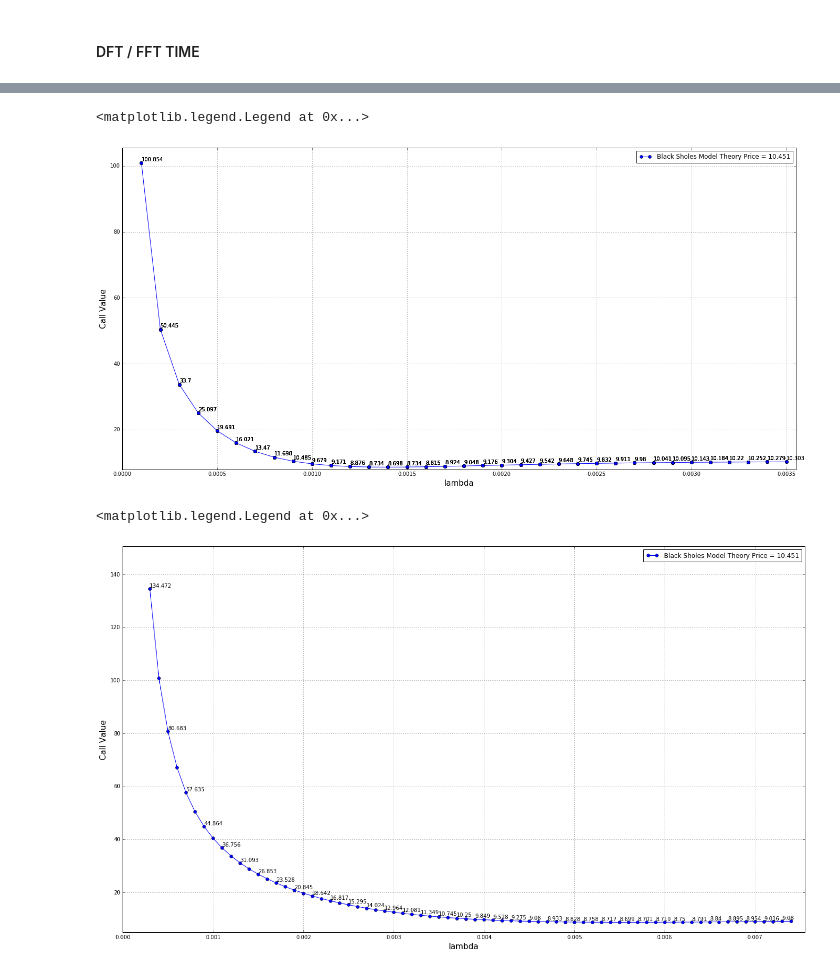
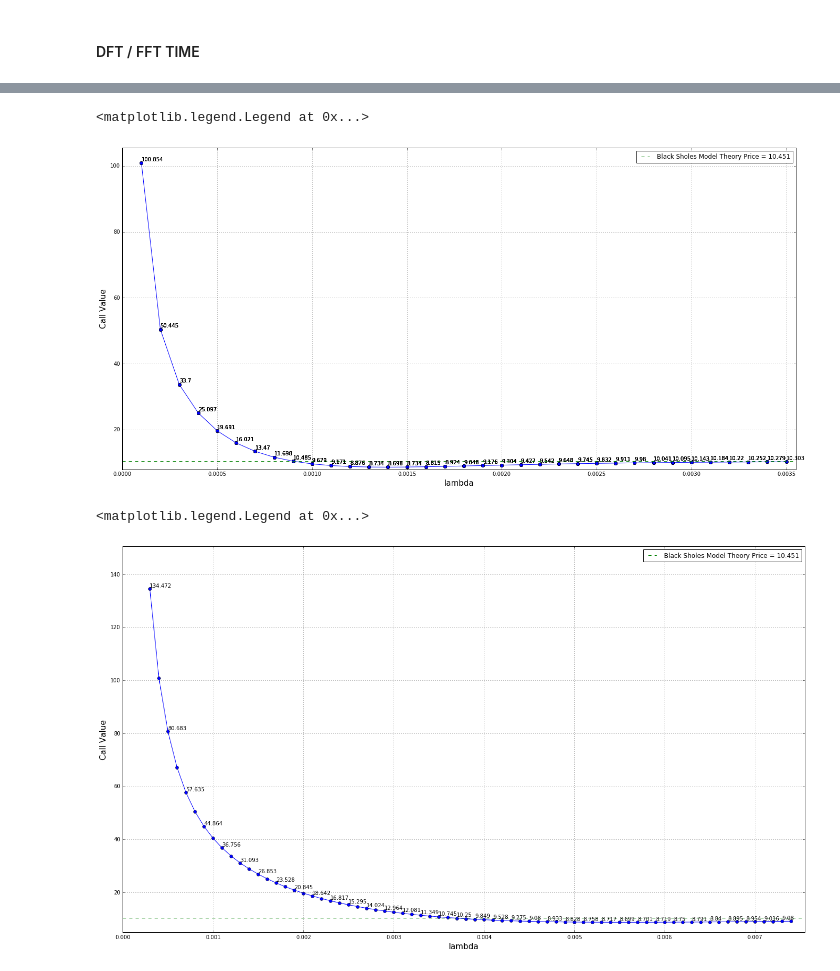
Before and after one commit to englianhu/Option_Pricing_and_Parameter_Estimater, a Jupyter notebook: Characteristic_function_and_Discrete_fourier_transformation_option_pricing_FFT.ipynb, the cells around one changed output, grey strips where cells are left out. Saved outputs shown, nothing was run; the diff lists cells and outputs as text; code cells hidden in the pictures.

```diff
--- a/Characteristic_function_and_Discrete_fourier_transformation_option_pricing_FFT.ipynb
+++ b/Characteristic_function_and_Discrete_fourier_transformation_option_pricing_FFT.ipynb
@@ -934,27 +936,28 @@ plt.legend()
 # %%
 plt.figure(figsize=(23, 11))
 
 lambda_ = [round(i/(10000.0),4) for i in arange(1,35,0.1)]
 a = []
 for i in range(0,len(lambda_)):
     a.append(Black_Scholes_Model_call_value_FFT_simpson(100.0, 100.0, 1.0, 0.05, 0.2 , 2**11,lambda_[i]))
-plot(lambda_,a,'-o',label = 'Black Sholes Model Theory Price = 10.451')
+plot(lambda_,a,'-o')
 
 for i in arange(0,len(lambda_),2):
     plt.annotate(round(a[i],3), xy=(lambda_[i], round(a[i],4)), xytext = (lambda_[i], round(a[i],8)+0.6))
     #plt.annotate(round(a[2*i+1],4), xy=(lambda_[2*i+1], round(a[2*i+1],4)), xytext = (lambda_[2*i+1], round(a[2*i+1],8)-0.5))
 
 #plt.annotate(round(a[1],4), xy=(lambda_[1], round(a[1],4)), xytext = (lambda_[1], round(a[1],8)+0.2))
 
 plt.xlabel('lambda',size = 15)
 plt.ylabel('Call Value',size = 15)
 plt.xlim(0,0.00355)
 plt.ylim(8,105.5)
+plt.axhline(10.451,color = 'g',linestyle = '--',label = 'Black Sholes Model Theory Price = 10.451')
 plt.grid()
 plt.legend()
 # %% [output]
 <matplotlib.legend.Legend at 0x...>
-[figure, old version]
+[figure, new version]
 # %%
 plt.figure(figsize=(23, 13))
 
@@ -962,7 +965,7 @@ lambda_ = [round(i/(10000.0),4) for i in arange(3,75,1)]
 a = []
 for i in range(0,len(lambda_)):
     a.append(Black_Scholes_Model_call_value_FFT_simpson(100.0, 100.0, 1.0, 0.05, 0.2 , 2**9,lambda_[i]))
-plot(lambda_,a,'-o',label = 'Black Sholes Model Theory Price = 10.451')
+plot(lambda_,a,'-o')
 
 for i in arange(0,len(lambda_),2):
     plt.annotate(round(a[i],3), xy=(lambda_[i], round(a[i],4)), xytext = (lambda_[i], round(a[i],8)+0.6))
@@ -974,8 +977,9 @@ plt.xlabel('lambda',size = 15)
 plt.ylabel('Call Value',size = 15)
 plt.xlim(0.00,0.00755)
 plt.ylim(5,150.5)
+plt.axhline(10.451,color = 'g',linestyle = '--',label = 'Black Sholes Model Theory Price = 10.451')
 plt.grid()
 plt.legend()
 # %% [output]
 <matplotlib.legend.Legend at 0x...>
-[figure, old version]
+[figure, new version]
```
Also changed, not shown: parts of 11 cells of this notebook.
